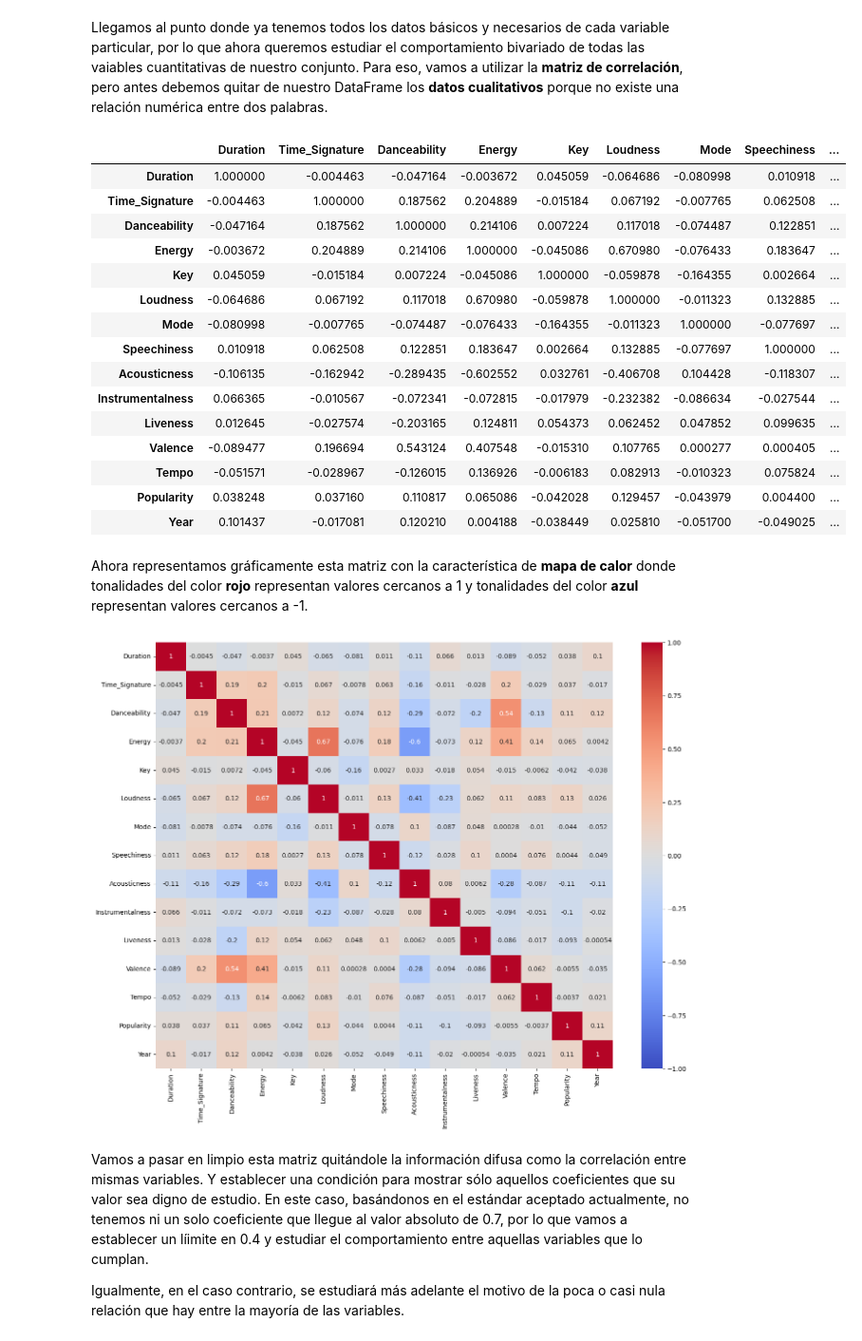
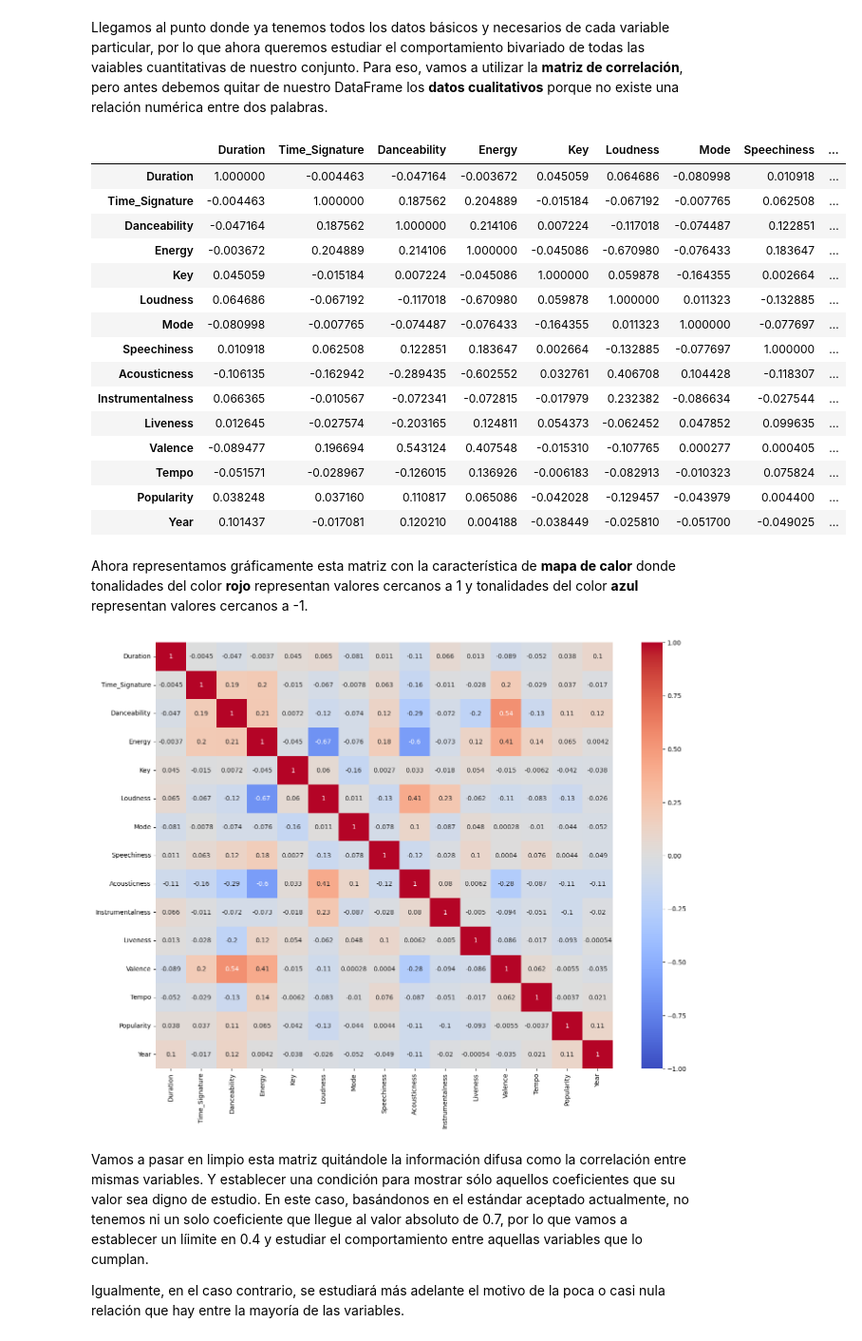
Before and after one commit to nachoperna/Fundamentos-de-la-Ciencia-de-Datos, a Jupyter notebook: TPE/tpe.ipynb, the cells around one changed output. Shown at 95% size. Cells and saved outputs as stored; diff of their text form; code cells hidden in the pictures.

```diff
--- a/TPE/tpe.ipynb
+++ b/TPE/tpe.ipynb
@@ -318,0 +323,4 @@ Es una variable que en esta muestra tendrá un rango de 0 a 30 minutos por canci
+# %%
+covers_duracion_y_loudness_transformada = covers_duracion_transformada.copy()
+covers_duracion_y_loudness_transformada['Loudness'] = covers_duracion_transformada['Loudness'].abs() / 100
+covers_duracion_y_loudness_transformada['Loudness'].describe()
@@ -321,26 +341,26 @@ Es una variable que en esta muestra tendrá un rango de 0 a 30 minutos por canci
 # %% [markdown]
 Llegamos al punto donde ya tenemos todos los datos básicos y necesarios de cada variable particular, por lo que ahora queremos estudiar el comportamiento bivariado de todas las vaiables cuantitativas de nuestro conjunto. Para eso, vamos a utilizar la **matriz de correlación**, pero antes debemos quitar de nuestro DataFrame los **datos cualitativos** porque no existe una relación numérica entre dos palabras.
 # %%
-covers_sin_track_artist = covers_duracion_transformada.drop(['Track','Artist'], axis=1)
+covers_sin_track_artist = covers_duracion_y_loudness_transformada.drop(['Track','Artist'], axis=1)
 matriz_correlacion = covers_sin_track_artist.corr()
 matriz_correlacion
 # %% [output]
 |  | Duration | Time_Signature | Danceability | Energy | Key | Loudness | Mode | Speechiness | ... |
-| Duration | 1.000000 | -0.004463 | -0.047164 | -0.003672 | 0.045059 | -0.064686 | -0.080998 | 0.010918 | ... |
-| Time_Signature | -0.004463 | 1.000000 | 0.187562 | 0.204889 | -0.015184 | 0.067192 | -0.007765 | 0.062508 | ... |
-| Danceability | -0.047164 | 0.187562 | 1.000000 | 0.214106 | 0.007224 | 0.117018 | -0.074487 | 0.122851 | ... |
-| Energy | -0.003672 | 0.204889 | 0.214106 | 1.000000 | -0.045086 | 0.670980 | -0.076433 | 0.183647 | ... |
-| Key | 0.045059 | -0.015184 | 0.007224 | -0.045086 | 1.000000 | -0.059878 | -0.164355 | 0.002664 | ... |
-| Loudness | -0.064686 | 0.067192 | 0.117018 | 0.670980 | -0.059878 | 1.000000 | -0.011323 | 0.132885 | ... |
-| Mode | -0.080998 | -0.007765 | -0.074487 | -0.076433 | -0.164355 | -0.011323 | 1.000000 | -0.077697 | ... |
-| Speechiness | 0.010918 | 0.062508 | 0.122851 | 0.183647 | 0.002664 | 0.132885 | -0.077697 | 1.000000 | ... |
-| Acousticness | -0.106135 | -0.162942 | -0.289435 | -0.602552 | 0.032761 | -0.406708 | 0.104428 | -0.118307 | ... |
-| Instrumentalness | 0.066365 | -0.010567 | -0.072341 | -0.072815 | -0.017979 | -0.232382 | -0.086634 | -0.027544 | ... |
-| Liveness | 0.012645 | -0.027574 | -0.203165 | 0.124811 | 0.054373 | 0.062452 | 0.047852 | 0.099635 | ... |
-| Valence | -0.089477 | 0.196694 | 0.543124 | 0.407548 | -0.015310 | 0.107765 | 0.000277 | 0.000405 | ... |
-| Tempo | -0.051571 | -0.028967 | -0.126015 | 0.136926 | -0.006183 | 0.082913 | -0.010323 | 0.075824 | ... |
-| Popularity | 0.038248 | 0.037160 | 0.110817 | 0.065086 | -0.042028 | 0.129457 | -0.043979 | 0.004400 | ... |
-| Year | 0.101437 | -0.017081 | 0.120210 | 0.004188 | -0.038449 | 0.025810 | -0.051700 | -0.049025 | ... |
+| Duration | 1.000000 | -0.004463 | -0.047164 | -0.003672 | 0.045059 | 0.064686 | -0.080998 | 0.010918 | ... |
+| Time_Signature | -0.004463 | 1.000000 | 0.187562 | 0.204889 | -0.015184 | -0.067192 | -0.007765 | 0.062508 | ... |
+| Danceability | -0.047164 | 0.187562 | 1.000000 | 0.214106 | 0.007224 | -0.117018 | -0.074487 | 0.122851 | ... |
+| Energy | -0.003672 | 0.204889 | 0.214106 | 1.000000 | -0.045086 | -0.670980 | -0.076433 | 0.183647 | ... |
+| Key | 0.045059 | -0.015184 | 0.007224 | -0.045086 | 1.000000 | 0.059878 | -0.164355 | 0.002664 | ... |
+| Loudness | 0.064686 | -0.067192 | -0.117018 | -0.670980 | 0.059878 | 1.000000 | 0.011323 | -0.132885 | ... |
+| Mode | -0.080998 | -0.007765 | -0.074487 | -0.076433 | -0.164355 | 0.011323 | 1.000000 | -0.077697 | ... |
+| Speechiness | 0.010918 | 0.062508 | 0.122851 | 0.183647 | 0.002664 | -0.132885 | -0.077697 | 1.000000 | ... |
+| Acousticness | -0.106135 | -0.162942 | -0.289435 | -0.602552 | 0.032761 | 0.406708 | 0.104428 | -0.118307 | ... |
+| Instrumentalness | 0.066365 | -0.010567 | -0.072341 | -0.072815 | -0.017979 | 0.232382 | -0.086634 | -0.027544 | ... |
+| Liveness | 0.012645 | -0.027574 | -0.203165 | 0.124811 | 0.054373 | -0.062452 | 0.047852 | 0.099635 | ... |
+| Valence | -0.089477 | 0.196694 | 0.543124 | 0.407548 | -0.015310 | -0.107765 | 0.000277 | 0.000405 | ... |
+| Tempo | -0.051571 | -0.028967 | -0.126015 | 0.136926 | -0.006183 | -0.082913 | -0.010323 | 0.075824 | ... |
+| Popularity | 0.038248 | 0.037160 | 0.110817 | 0.065086 | -0.042028 | -0.129457 | -0.043979 | 0.004400 | ... |
+| Year | 0.101437 | -0.017081 | 0.120210 | 0.004188 | -0.038449 | -0.025810 | -0.051700 | -0.049025 | ... |
 # %% [markdown]
 Ahora representamos gráficamente esta matriz con la característica de **mapa de calor** donde tonalidades del color **rojo** representan valores cercanos a 1 y tonalidades del color **azul** representan valores cercanos a -1.
 # %%
@@ -351,7 +371,7 @@ plt.figure(figsize=(16,12))
 sns.heatmap(matriz_correlacion, vmin=-1.0, vmax=1.0, center=0.0, annot=True, cmap= 'coolwarm')
 plt.show()
 # %% [output]
-[figure, old version]
+[figure, new version]
 # %% [markdown]
 Vamos a pasar en limpio esta matriz quitándole la información difusa como la correlación entre mismas variables. Y establecer una condición para mostrar sólo aquellos coeficientes que su valor sea digno de estudio. En este caso, basándonos en el estándar aceptado actualmente, no tenemos ni un solo coeficiente que llegue al valor absoluto de 0.7, por lo que vamos a establecer un líimite en 0.4 y estudiar el comportamiento entre aquellas variables que lo cumplan.
 
```
Also changed, not shown: parts of 14 cells of this notebook.
